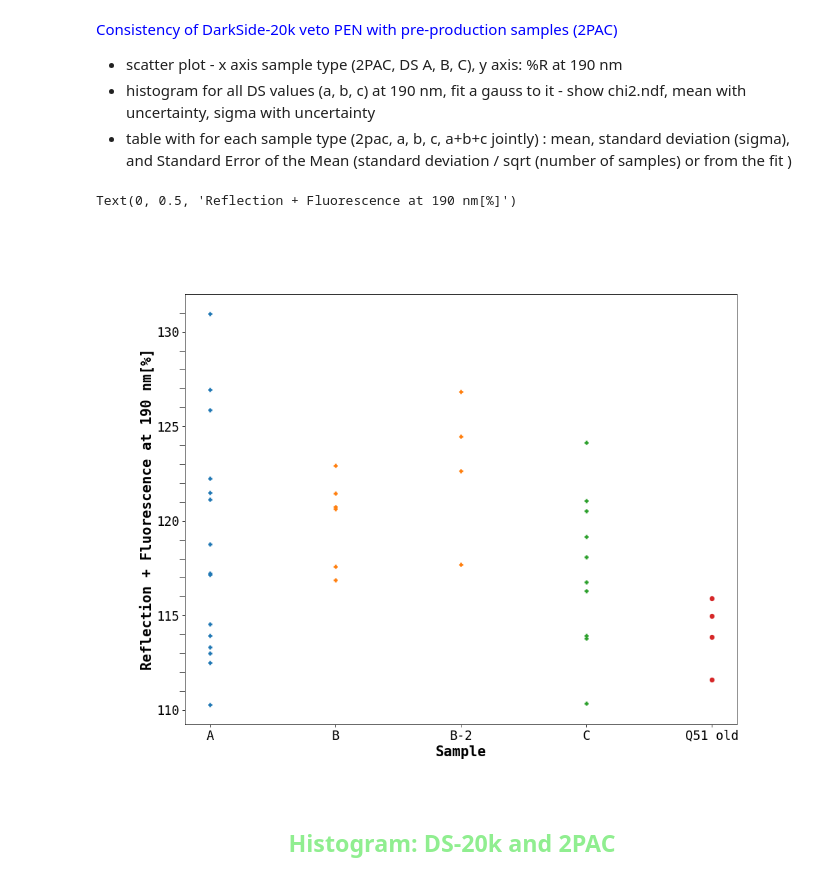
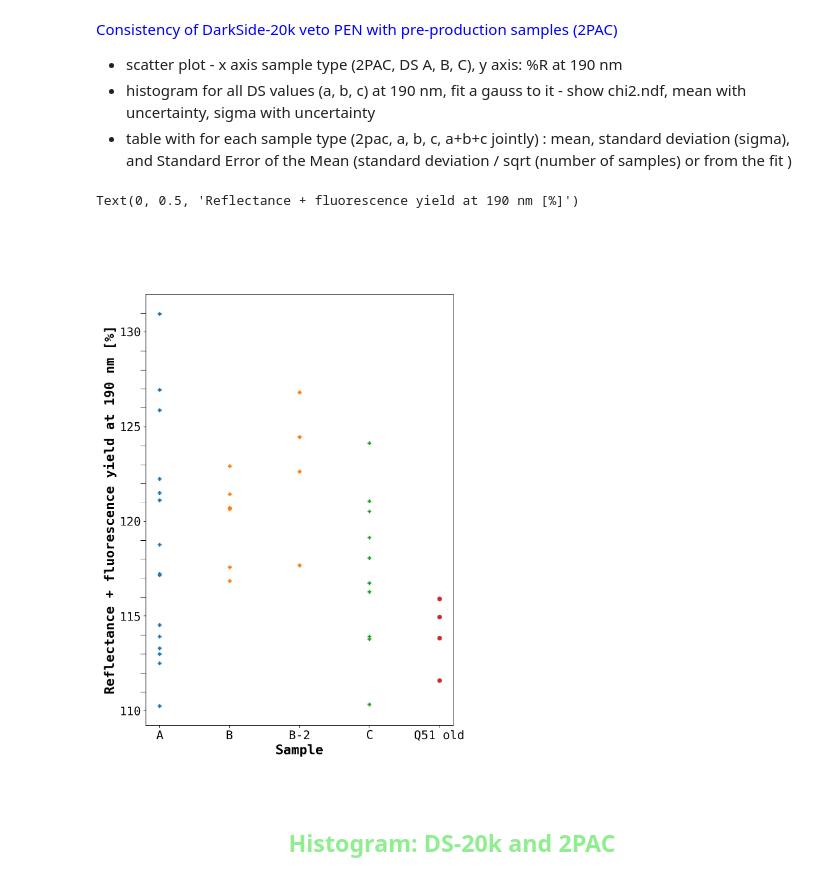
Before and after one commit to sarthchoudhary/ArGCAT, a Jupyter notebook: notebooks/plot_spectrophotometry.ipynb, the cells around one changed output. Cells and saved outputs as stored; diff of their text form; code cells hidden in the pictures.

Commit message:
updated plot cosmetics.

```diff
--- a/notebooks/plot_spectrophotometry.ipynb
+++ b/notebooks/plot_spectrophotometry.ipynb
@@ -75,17 +56,38 @@ def red_chisq(f_obs, f_exp, fittedparameters):
 # %%
+# from scipy.stats import shapiro
+
+
+def f_gauss(x, f_mean, f_sigma, f_k):
+    return f_k*(1/(f_sigma*np.sqrt(2*np.pi)))*np.exp(-0.5*((x-f_mean)/f_sigma)**2)
+
+def red_chisq(f_obs, f_exp, fittedparameters):
+    chisqr = np.sum((f_obs - f_exp)**2 / f_exp)
+    ndf = f_obs.shape[0]
+    return chisqr/(ndf -fittedparameters.shape[0])
+
 def save_plot(fig:matplotlib.figure.Figure, file_name: str):
     fig.savefig(path.join(output_dir, f'{file_name}.pdf'))
 
+def calc_pvalue(data_ls, minuit_obj):
+    # res = shapiro(np.array(data_ls))
+    # p_value = res.pvalue
+    simulated_data = rng.normal(minuit_obj.values[0], minuit_obj.values[1], size=len(data_ls))
+    p_value = anderson_ksamp([np.array(data_ls), simulated_data]).significance_level;
+    print(f"Adjusted p-value: {p_value:.2f}")
+    # print(f"Adjusted p-value: {p_value:.6f}")
+    return p_value
+
 def create_fig_with_inset(fig_number:int):
-    fig, ax = plt.subplots(num=fig_number, figsize=[14,11]);
+    # cm = 1/2.54
+    fig, ax = plt.subplots(num=fig_number, figsize=(14.0, 11.0), dpi=150);
     ax.grid()
     # ax.set_ylim(-500, 400)
     ax.set_ylim(0, 400)
     ax.set_xlim(185, 600)
     ax.set_xlabel('Wavelength [nm]', fontsize=20)
-    ax.set_ylabel('Reflection + Fluorescence [%]', fontsize=20)
+    ax.set_ylabel('Reflectance + fluorescence yield [%]', fontsize=20)
     ax_inset = inset_axes(ax, width="50%", height="50%", loc='center',
-                        bbox_to_anchor=(-0.05, 0.15, 1, 1),
+                        bbox_to_anchor=(-0.15, 0.15, 1, 1),
                         bbox_transform=ax.transAxes);
     ax_inset.tick_params(axis='x', rotation=-15)
     ax_inset.set_ylim(80, 160)
@@ -95,9 +97,9 @@ def create_fig_with_inset(fig_number:int):
     return fig, ax, ax_inset
 
 def add_line(fig, ax, ax_inset, datafile:pd.DataFrame, line_label:str, colorstr:str='magenta'):
-    ax.plot(datafile['wavelength'], datafile['R'], color=colorstr, label=line_label)
-    ax_inset.plot(datafile['wavelength'], datafile['R'], color=colorstr)
-    ax.legend()
+    ax.plot(datafile['wavelength'], datafile['R'], linestyle='-', color=colorstr, label=line_label)
+    ax_inset.plot(datafile['wavelength'], datafile['R'], linestyle='-', color=colorstr)
+    ax.legend(fontsize=18)
 # %%
 ## ----------------------------------------- Pattern search -----------------------------------------
 filename_pattern = '*.txt'
@@ -188,12 +194,13 @@ ax1.grid()
 # no_sample_attempt2.txt
 # reference_BaSO4_test_2.txt
 # %%
+# plt.close(fig2)
 ## add_line(fig2, ax2, test_data)
 # del fig2, ax2, ax_inset2
 fig2, ax2, ax_inset2 = create_fig_with_inset(2)
 
 data_filename_ls = ['no_sample_attempt2.txt', 'reference_BaSO4_test_2.txt', 'PEN_Q53_UZH_spot2.txt', 'PEN_Q51_50um_argset_commissioning_22042024_attempt2.txt', 'pen_teonex_Q51_old_spot3.txt', 'pen_argset_A_centre_front.txt']
-wls_label_ls = ['No sample', 'Reference', 'Q53 DWArF', 'Q51 50 $\\mu$m', 'Q51 old', 'DarkSide roll']
+wls_label_ls = ['No sample', 'BaSO$_{4}$ reference', 'Q53 25 $\\mu$m (DWArF)', 'Q51 50 $\\mu$m', 'Q51 25 $\\mu$m (2PAC)', 'Q51 25 $\\mu$m (DarkSide)']
 
 # for index_d, datafile_path in enumerate(datafile_path_ls):
 for index_d, data_filename in enumerate(data_filename_ls):
@@ -222,7 +229,9 @@ for index_d, data_filename in enumerate(data_filename_ls):
 # %%
 # del fig3, ax3, ax_inset3
 # fig3, ax3= plt.subplots(2, 1, figsize=[14, 11], dpi=75);
-fig3, ax3= plt.subplots(1, 1, figsize=[14, 11], dpi=75);
+# fig3, ax3= plt.subplots(1, 1, figsize=[14, 11], dpi=75);
+fig3, ax3= plt.subplots(1, 1, figsize=(8.3, 11.7), dpi=150);
+
 # R190_ls = []
 filename_pattern = 'pen_argset_*.txt'
 datafile_path_ls = glob(path.join(data_dir, filename_pattern))
@@ -233,34 +242,34 @@ datafile_path_ls = glob(path.join(data_dir, filename_pattern))
 
 # filename_pattern = 'pen_teonex_Q51_old_*.txt'
 # datafile_path_ls = glob(path.join(data_dir, filename_pattern))
 
 # for index_e, datafile_path in enumerate(datafile_path_ls):
 #     datafile = pd.read_csv(datafile_path, delimiter="\t", decimal=",", skiprows=[0,1], names=['wavelength', 'R'])
 #     ax3[0].scatter(index_d + index_e+1, (datafile['R'][datafile['wavelength']==190]), marker='o', label='Old')
 
 # ax3[0].set_xlabel('index', fontsize=20)
 # ax3[0].set_ylabel('Reflection + Fluorescence at 190 nm[%]', fontsize=20)
 # # ax3[0].legend()
 filename_pattern_ls = ['pen_argset_A*.txt', 'pen_argset_B*.txt', 'pen_argset_otherB_*.txt', 'pen_argset_C*.txt', 'pen_teonex_Q51_old_*.txt']
 # cntr = 0
 colour_ls = ['C0', 'C1', 'C1', 'C2', 'C3']
 marker_ls = ['+', '+', '+', '+','o']
 label_ls = ['A', 'B', 'B-2', 'C', 'Q51 old']
 
 for index_file, filename_pattern in enumerate(filename_pattern_ls):
     PEN_R190_ls = []
     datafile_path_ls = glob(path.join(data_dir, filename_pattern))
     for index_d, datafile_path in enumerate(datafile_path_ls):
         datafile = pd.read_csv(datafile_path, delimiter="\t", decimal=",", skiprows=[0,1], names=['wavelength', 'R'])
         PEN_R190_ls.append(datafile['R'][datafile['wavelength']==190])
         # ax3[1].scatter(cntr, (datafile['R'][datafile['wavelength']==190]), marker=marker_ls[index_file], color=colour_ls[index_file])
         ax3.scatter(label_ls[index_file], (datafile['R'][datafile['wavelength']==190].iloc[0]), marker=marker_ls[index_file], color=colour_ls[index_file])
         # cntr += 1
     # ax3[1].scatter(np.arange(len(PEN_R190_ls))+ index_file+1, PEN_R190_ls, marker=marker_ls[index_file], color=colour_ls[index_file], label=filename_pattern.split(sep='*')[0])
 # ax3[1].legend()
 ax3.set_xlabel('Sample', fontsize=20)
-ax3.set_ylabel('Reflection + Fluorescence at 190 nm[%]', fontsize=20)
+ax3.set_ylabel('Reflectance + fluorescence yield at 190 nm [%]', fontsize=20)
 # %% [output]
-Text(0, 0.5, 'Reflection + Fluorescence at 190 nm[%]')
+Text(0, 0.5, 'Reflectance + fluorescence yield at 190 nm [%]')
-[figure, old version]
+[figure, new version]
 # %%
```
Also changed, not shown: parts of 32 cells of this notebook.
